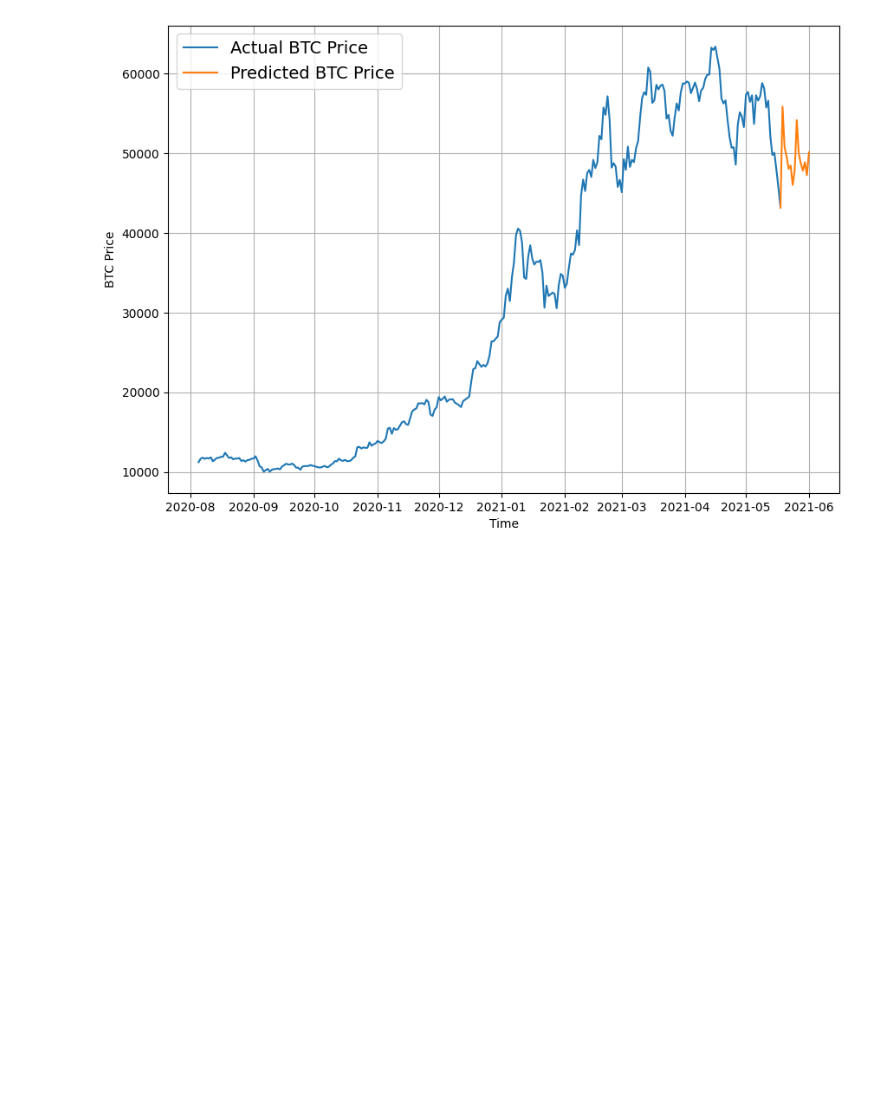
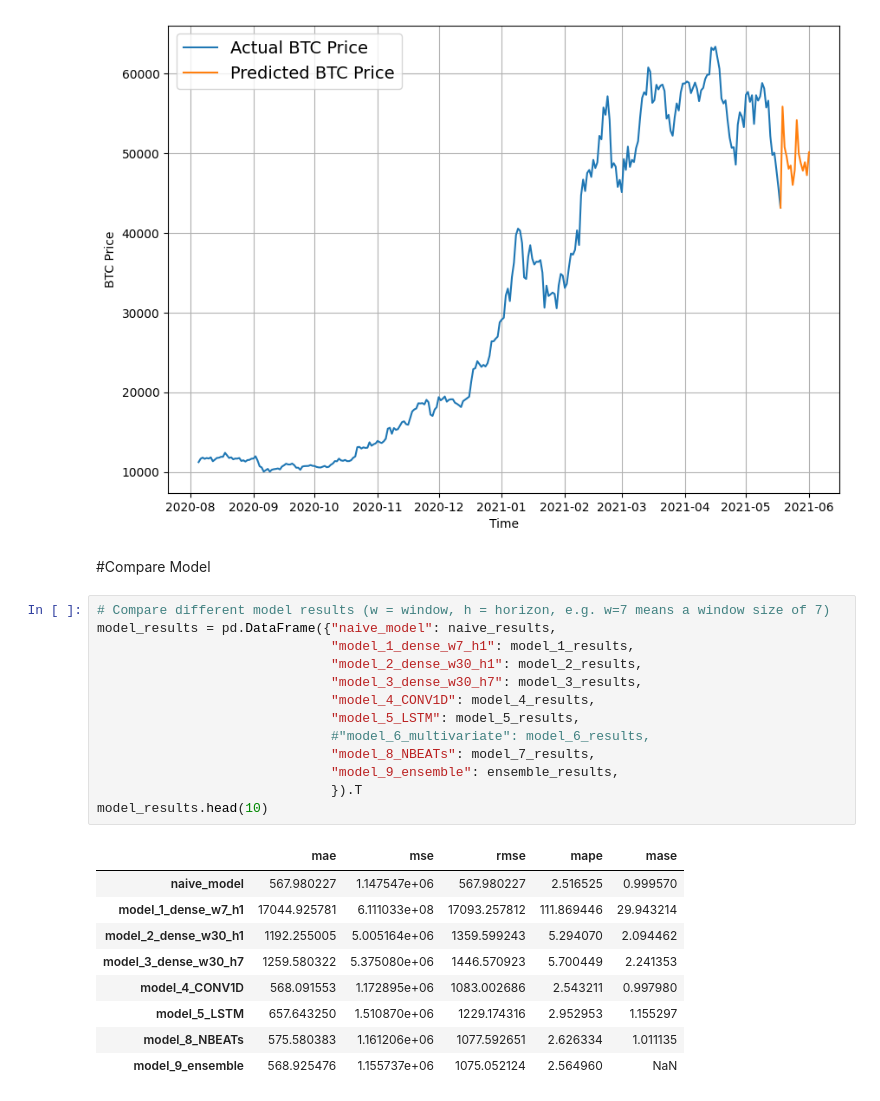
Before and after one commit to balajikatyan/Bitcoin_Prediction, a Jupyter notebook: 10_Time_Series_Forecasting_.ipynb, the cells around one changed output. Cells and saved outputs as stored; diff of their text form; blank space fills up the shorter version.

```diff
--- a/10_Time_Series_Forecasting_.ipynb
+++ b/10_Time_Series_Forecasting_.ipynb
@@ -1781,3 +1798,28 @@ plot_time_series(bitcoin_prices.index, btc_price, start=2500, format="-", label=
 plot_time_series(next_time_steps, future_forecast, format="-", label="Predicted BTC Price")
 # %% [output]
 [figure]
+# %% [markdown]
+#Compare Model
+# %%
+# Compare different model results (w = window, h = horizon, e.g. w=7 means a window size of 7)
+model_results = pd.DataFrame({"naive_model": naive_results,
+                              "model_1_dense_w7_h1": model_1_results,
+                              "model_2_dense_w30_h1": model_2_results,
+                              "model_3_dense_w30_h7": model_3_results,
+                              "model_4_CONV1D": model_4_results,
+                              "model_5_LSTM": model_5_results,
+                              #"model_6_multivariate": model_6_results,
+                              "model_8_NBEATs": model_7_results,
+                              "model_9_ensemble": ensemble_results,
+                              }).T
+model_results.head(10)
+# %% [output]
+|  | mae | mse | rmse | mape | mase |
+| naive_model | 567.980227 | 1.147547e+06 | 567.980227 | 2.516525 | 0.999570 |
+| model_1_dense_w7_h1 | 17044.925781 | 6.111033e+08 | 17093.257812 | 111.869446 | 29.943214 |
+| model_2_dense_w30_h1 | 1192.255005 | 5.005164e+06 | 1359.599243 | 5.294070 | 2.094462 |
+| model_3_dense_w30_h7 | 1259.580322 | 5.375080e+06 | 1446.570923 | 5.700449 | 2.241353 |
+| model_4_CONV1D | 568.091553 | 1.172895e+06 | 1083.002686 | 2.543211 | 0.997980 |
+| model_5_LSTM | 657.643250 | 1.510870e+06 | 1229.174316 | 2.952953 | 1.155297 |
+| model_8_NBEATs | 575.580383 | 1.161206e+06 | 1077.592651 | 2.626334 | 1.011135 |
+| model_9_ensemble | 568.925476 | 1.155737e+06 | 1075.052124 | 2.564960 | NaN |
```
Also changed, not shown: parts of 2 cells of this notebook.
